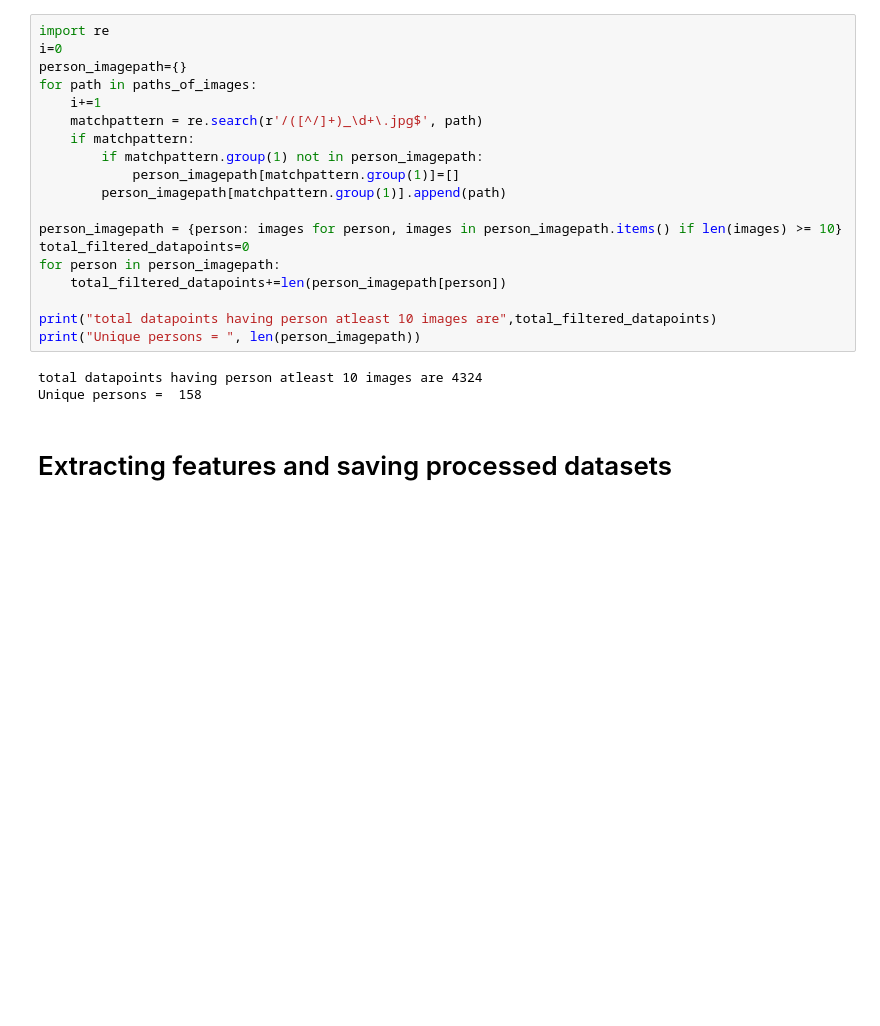
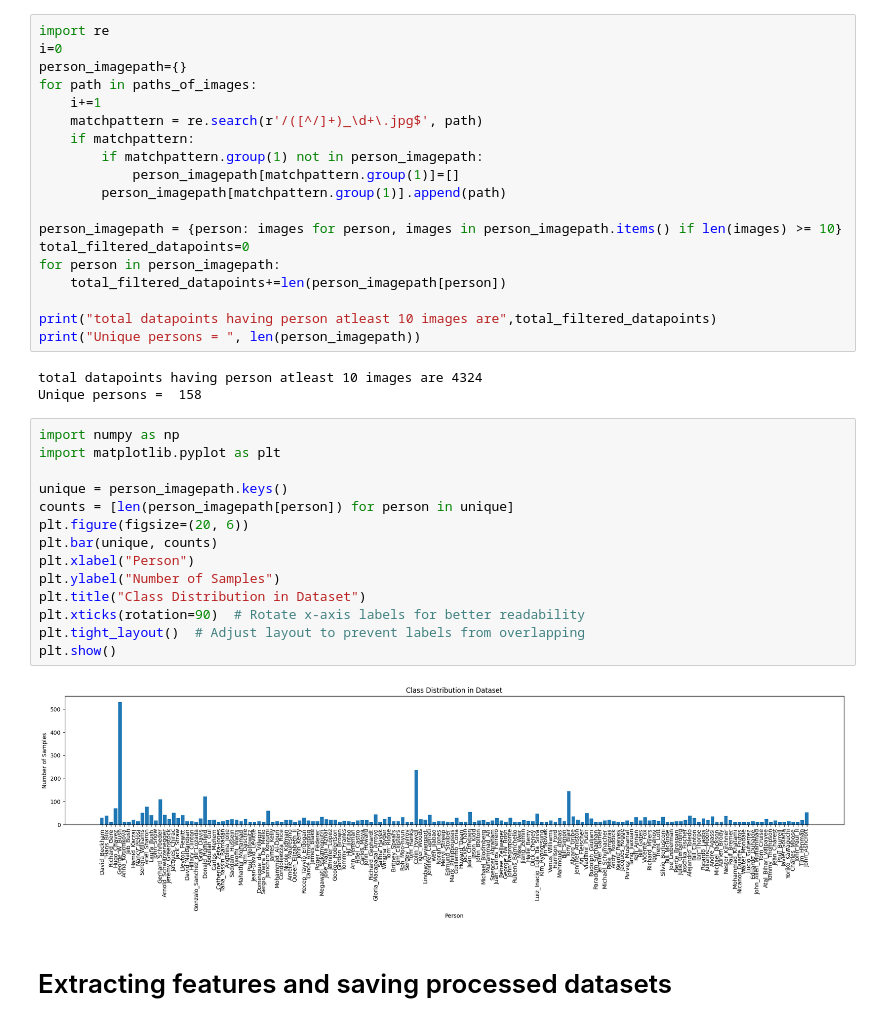
Before and after one commit to AgarwalMayank2/Face_Detection, a Jupyter notebook: processing_dataset/feature_extraction.ipynb, the cells around one changed output. Drawn from its saved outputs; the diff is of its cells as text; blank space fills up the shorter version.

```diff
--- a/processing_dataset/feature_extraction.ipynb
+++ b/processing_dataset/feature_extraction.ipynb
@@ -52,6 +52,22 @@ print("Unique persons = ", len(person_imagepath))
 # %% [output]
 total datapoints having person atleast 10 images are 4324
 Unique persons =  158
+# %%
+import numpy as np
+import matplotlib.pyplot as plt
+
+unique = person_imagepath.keys()
+counts = [len(person_imagepath[person]) for person in unique]
+plt.figure(figsize=(20, 6))
+plt.bar(unique, counts)
+plt.xlabel("Person")
+plt.ylabel("Number of Samples")
+plt.title("Class Distribution in Dataset")
+plt.xticks(rotation=90)  # Rotate x-axis labels for better readability
+plt.tight_layout()  # Adjust layout to prevent labels from overlapping
+plt.show()
+# %% [output]
+[figure, added]
 # %% [markdown]
 # Extracting features and saving processed datasets
 # %% [markdown]
```
